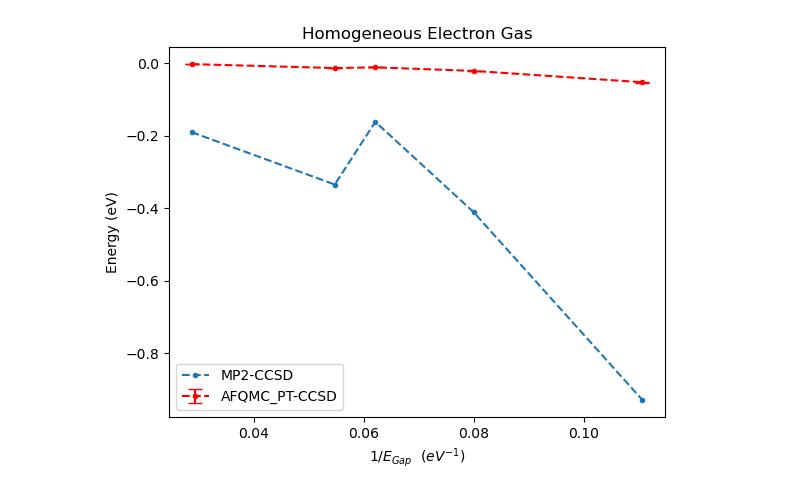
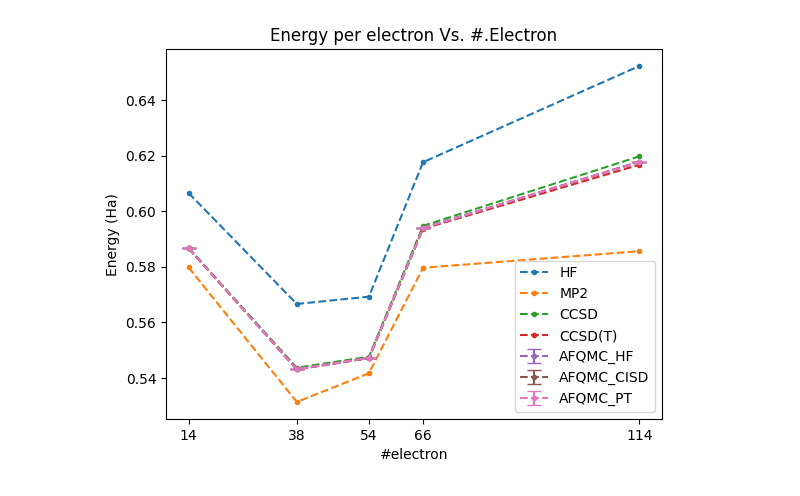
Before and after one commit to zh-yichi/ueg, a Jupyter notebook: ueg_result.ipynb, the cells around one changed output. Cells and saved outputs as stored; diff of their text form; code cells hidden in the pictures.

```diff
--- a/ueg_result.ipynb
+++ b/ueg_result.ipynb
@@ -46,12 +80,17 @@ plt.show()
-# %%
-# plt.plot(1/gap,mp2_corr_pe,'.--',label='MP2')
-# plt.plot(1/gap,ccsd_corr_pe,'.--',label='CCSD')
-plt.plot(1/gap,mp2_corr_pe-ccsd_corr_pe,'.--',label='MP2-CCSD')
-plt.errorbar(1/gap,afqmc_corr_pe-ccsd_corr_pe,yerr=afqmc_err_pe,fmt='.--',capsize=5,color='red',label='AFQMC_PT-CCSD')
-plt.xlabel('1/$E_{Gap}$  ($eV^{-1}$)')
-plt.ylabel('Energy (eV)')
-plt.title('Homogeneous Electron Gas')
-plt.legend()
-plt.show()
-# %% [output]
-[figure, removed]
+# %%
+from matplotlib import pyplot as plt
+plt.plot(nelec,ehf_pe,'.--',color='C0',label='HF')
+plt.plot(nelec,emp2_pe,'.--',color='C1',label='MP2')
+plt.plot(nelec,eccsd_pe,'.--',color='C2',label='CCSD')
+plt.plot(nelec,eccsd_t_pe,'.--',color='C3',label='CCSD(T)')
+plt.errorbar(nelec,afqmc_hf_pe,yerr=afqmc_hf_err_pe,fmt='.--',capsize=5,color='C4',label='AFQMC_HF')
+plt.errorbar(nelec,afqmc_ci_pe,yerr=afqmc_ci_err_pe,fmt='.--',capsize=5,color='C5',label='AFQMC_CISD')
+plt.errorbar(nelec,afqmc_pt_pe,yerr=afqmc_pt_err_pe,fmt='.--',capsize=5,color='C6',label='AFQMC_PT')
+plt.xticks(nelec)
+plt.xlabel('#electron')
+plt.ylabel('Energy (Ha)')
+plt.title('Energy per electron Vs. #.Electron')
+plt.legend()
+plt.show()
+# %% [output]
+[figure, added]
```
Also changed, not shown: parts of 8 cells of this notebook, 11 other files.
